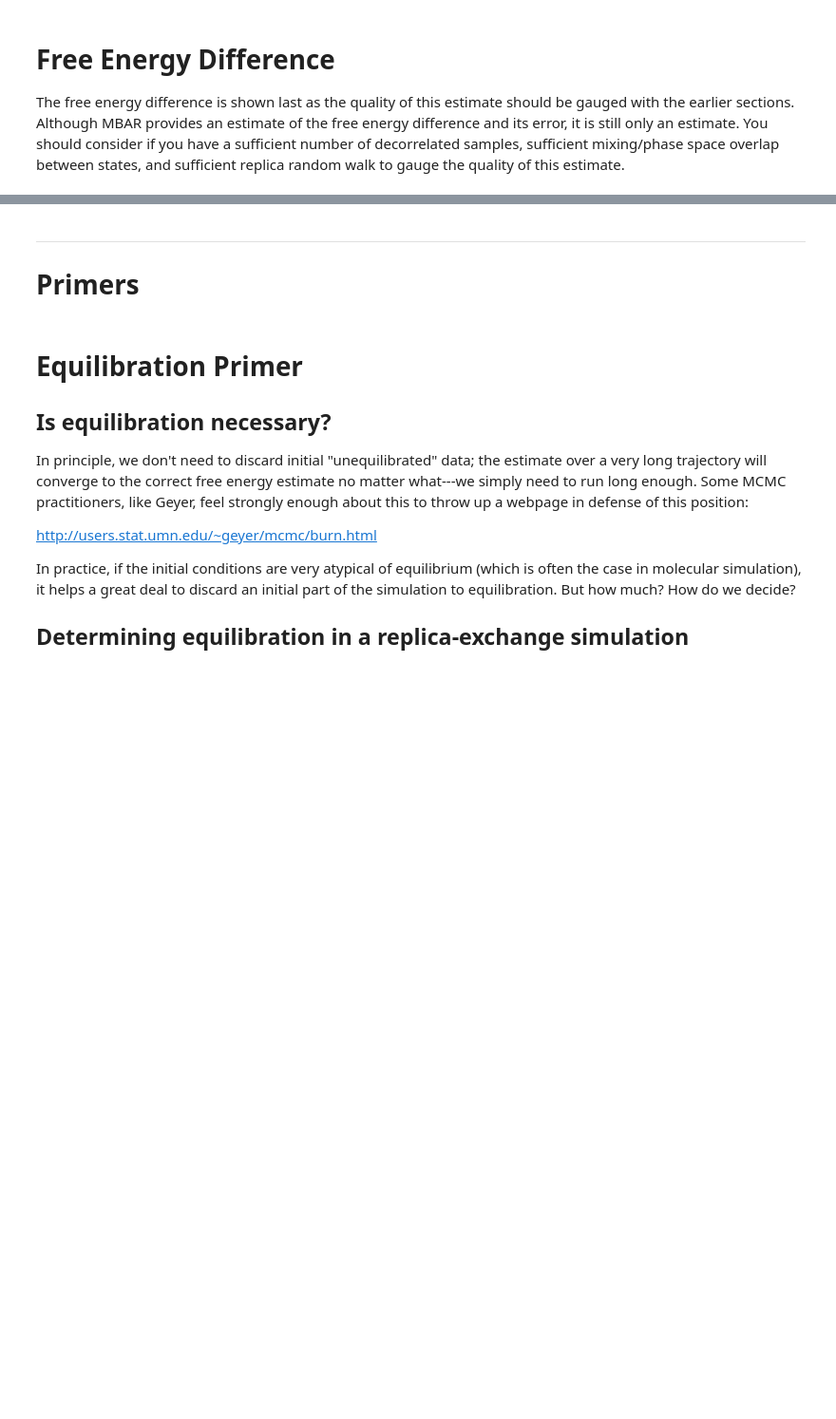
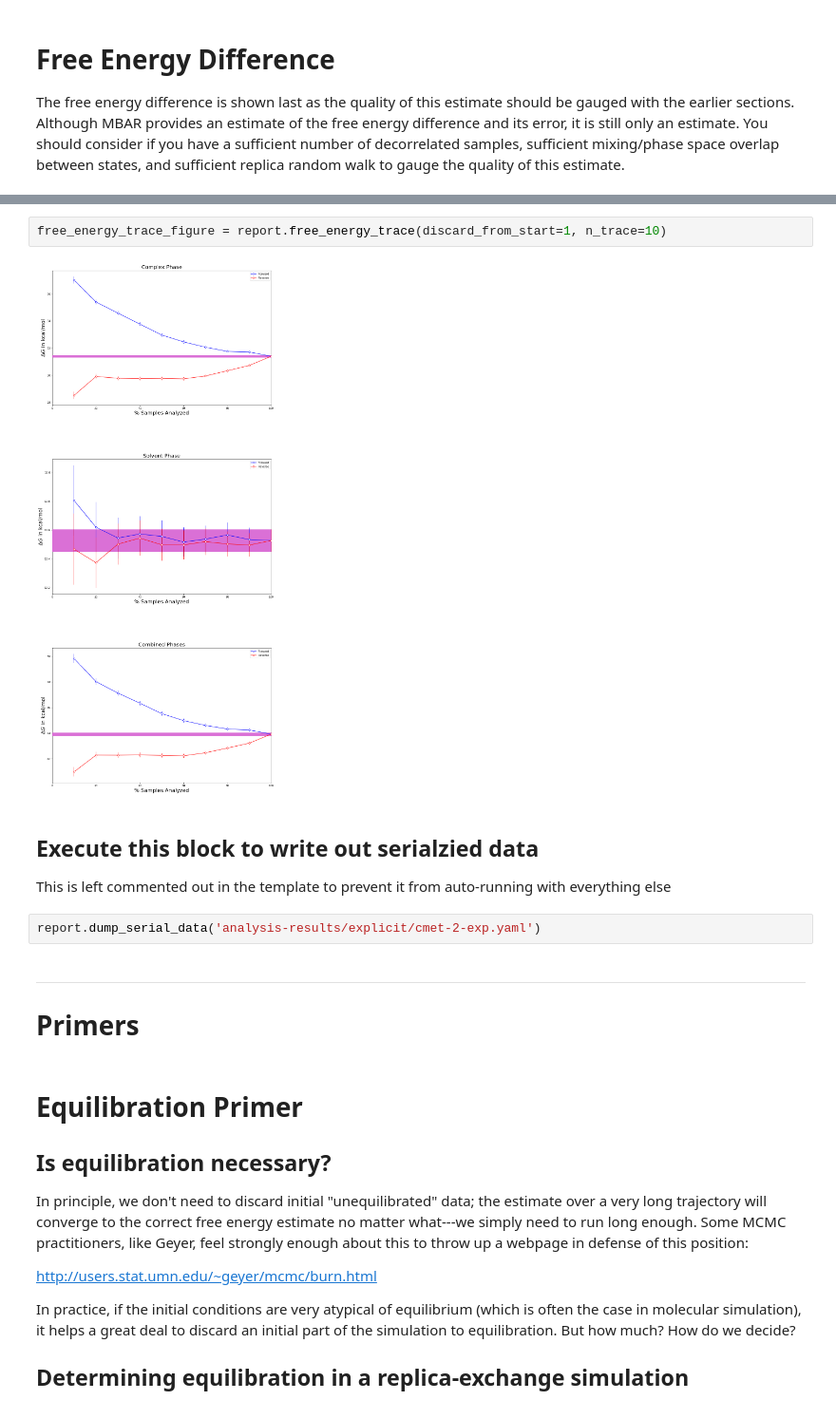
Before and after one commit to choderalab/yank-benchmark, a Jupyter notebook: c-Met_hinge_binders/analysis-results/explicit/cmet-2-exp.ipynb, the cells around one changed output, grey strips where cells are left out. Shown at 95% size. Saved outputs shown, nothing was run; the diff lists cells and outputs as text; blank space fills up the shorter version.

```diff
--- a/c-Met_hinge_binders/analysis-results/explicit/cmet-2-exp.ipynb
+++ b/c-Met_hinge_binders/analysis-results/explicit/cmet-2-exp.ipynb
@@ -175,3 +195,13 @@ Enthalpy of binding     :   -42.950 +- 62.665 kT (-25.605 +- 37.359 kcal/mol)
+# %%
+free_energy_trace_figure = report.free_energy_trace(discard_from_start=1, n_trace=10)
+# %% [output]
+[figure, added]
+# %% [markdown]
+## Execute this block to write out serialzied data
+
+This is left commented out in the template to prevent it from auto-running with everything else
+# %%
+report.dump_serial_data('analysis-results/explicit/cmet-2-exp.yaml')
 # %% [markdown]
 ----
 Primers
```
Also changed, not shown: parts of 10 cells of this notebook, 34 other files.
